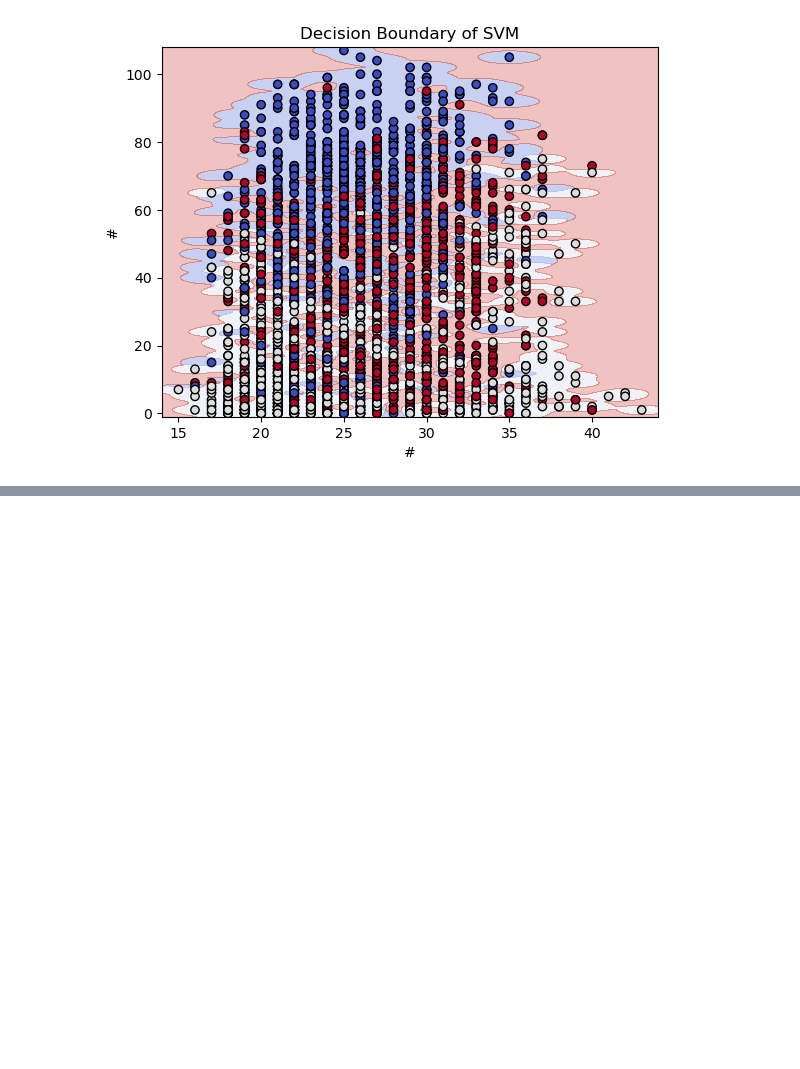
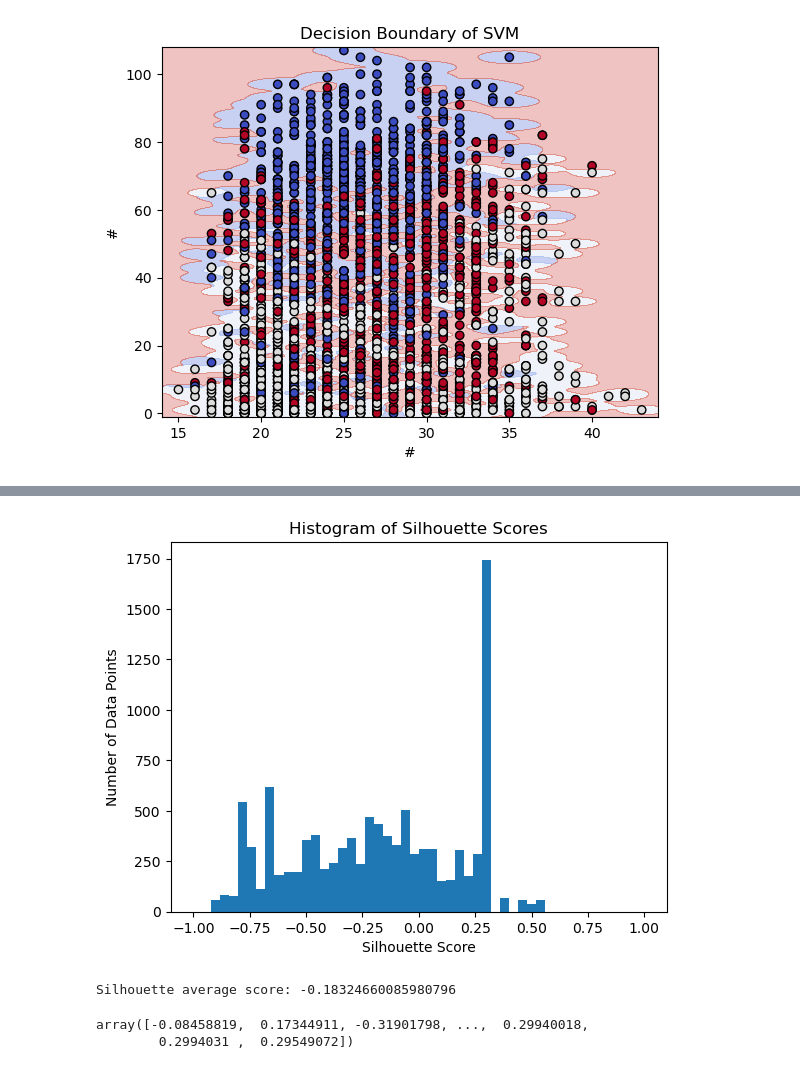
Before and after one commit to YaqeenData/Usecase-7, a Jupyter notebook: YaqeenAlhalal.ipynb, the cells around one changed output, grey strips where cells are left out. Saved outputs shown, nothing was run; the diff lists cells and outputs as text; code cells hidden in the pictures; blank space fills up the shorter version.

```diff
--- a/YaqeenAlhalal.ipynb
+++ b/YaqeenAlhalal.ipynb
@@ -2795,0 +2902,25 @@ F1 Score: 0.73
+# %%
+from sklearn.metrics import silhouette_samples, silhouette_score
+
+# Calculate Silhouette scores for each data point
+silhouette_scores = silhouette_samples(X, y_pred)
+
+# Calculate Silhouette average score
+silhouette_avg = silhouette_score(X, y_pred)
+
+# Plot Silhouette scores
+plt.hist(silhouette_scores, bins=50, range=(-1, 1))
+plt.title('Histogram of Silhouette Scores')
+plt.xlabel('Silhouette Score')
+plt.ylabel('Number of Data Points')
+plt.show()
+
+print(f'Silhouette average score: {silhouette_avg}')
+# %% [output]
+[figure, added]
+Silhouette average score: -0.18324660085980796
+# %%
+silhouette_scores
+# %% [output]
+array([-0.08458819,  0.17344911, -0.31901798, ...,  0.29940018,
+        0.2994031 ,  0.29549072])
```
Also changed, not shown: parts of 197 cells of this notebook.
